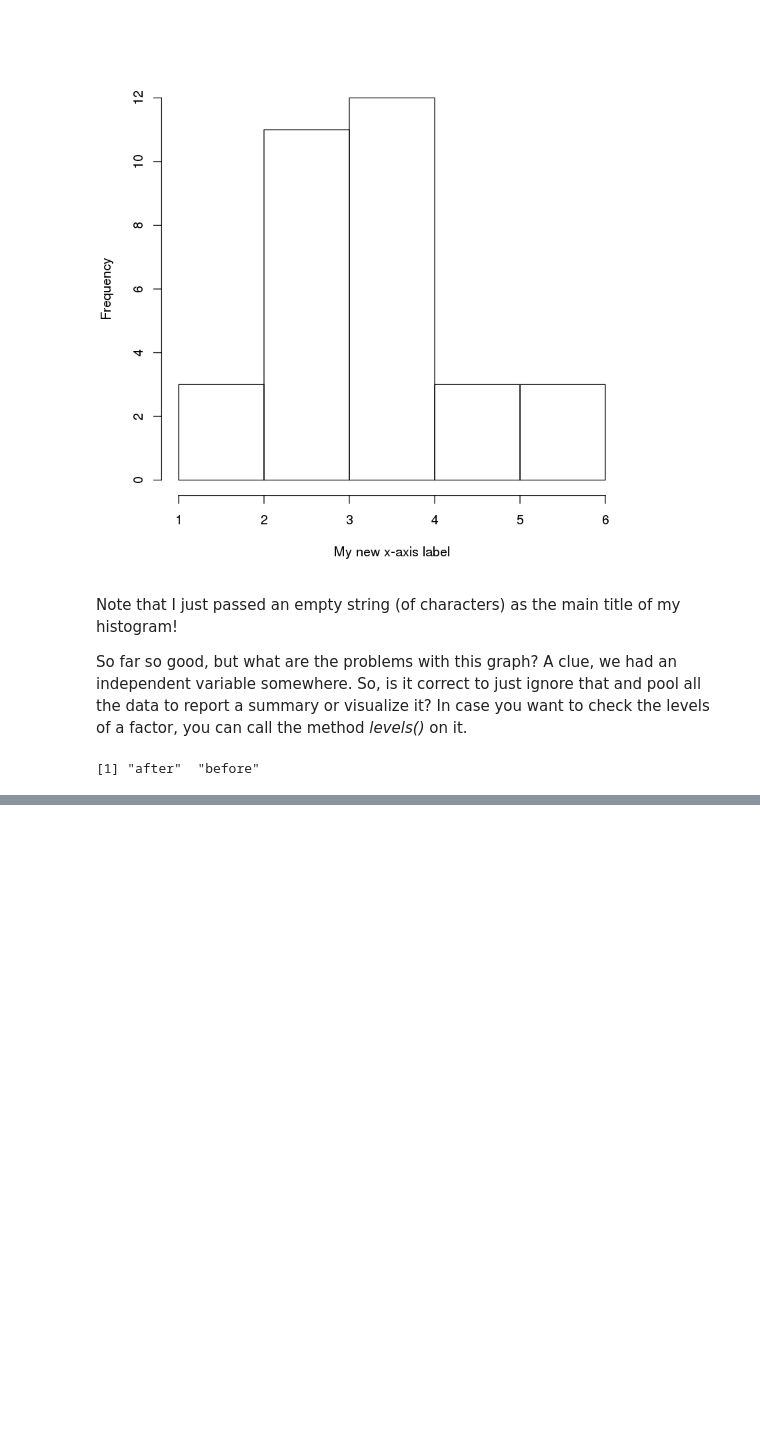
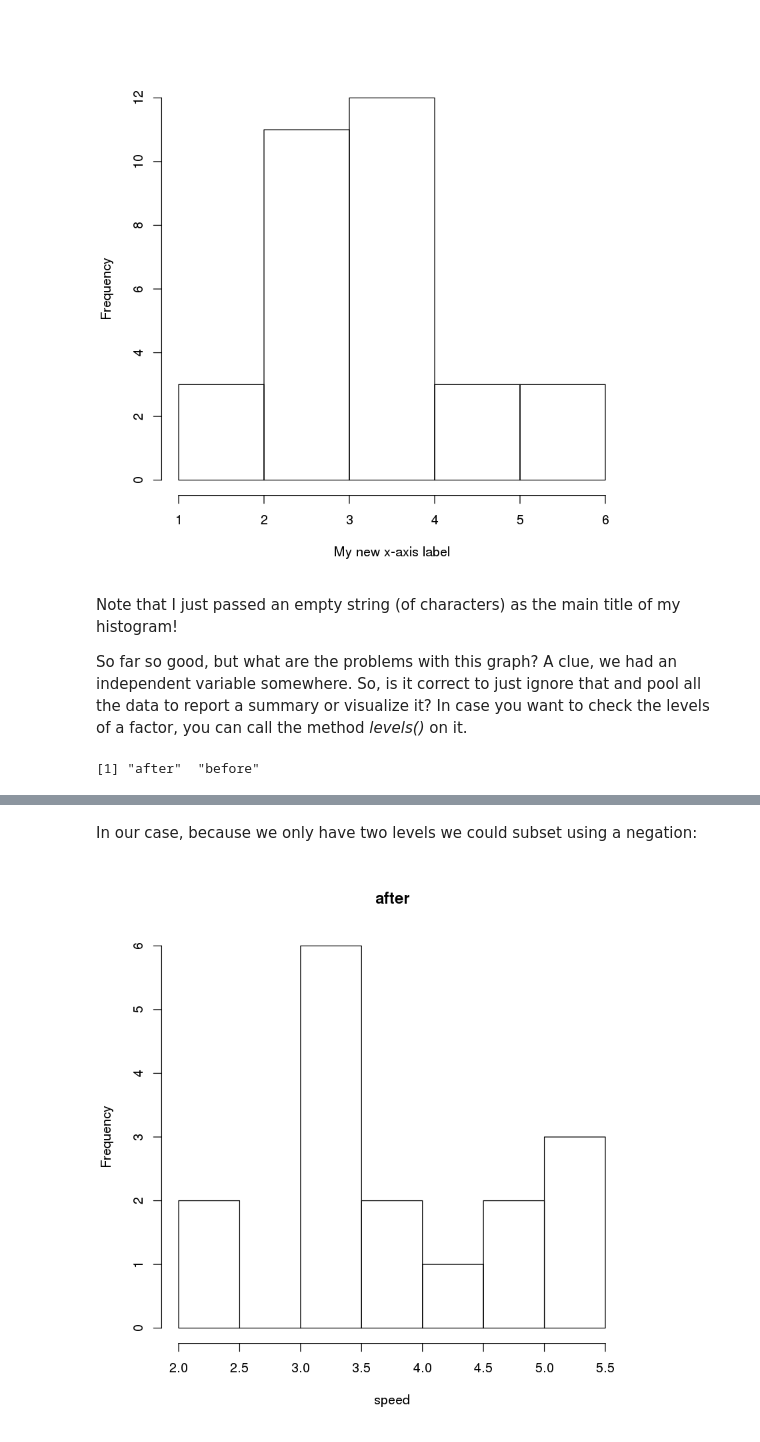
Before and after one commit to geobiolmu/WP49.2_Datenverarbeitung_WiSe1617, a Jupyter notebook: Notebooks/002_R_Intro.ipynb, the cells around one changed output, grey strips where cells are left out. Drawn from its saved outputs; the diff is of its cells as text; code cells hidden in the pictures; blank space fills up the shorter version.

```diff
--- a/Notebooks/002_R_Intro.ipynb
+++ b/Notebooks/002_R_Intro.ipynb
@@ -100,0 +133,6 @@ So, what to do?
+# %% [markdown]
+In our case, because we only have two levels we could subset using a negation:
+# %%
+hist(subset(spiderAmputation, spiderAmputation$treatment!="before")$speed, xlab="speed", main="after")
+# %% [output]
+[figure, added]
```
Also changed, not shown: parts of 21 cells of this notebook.
